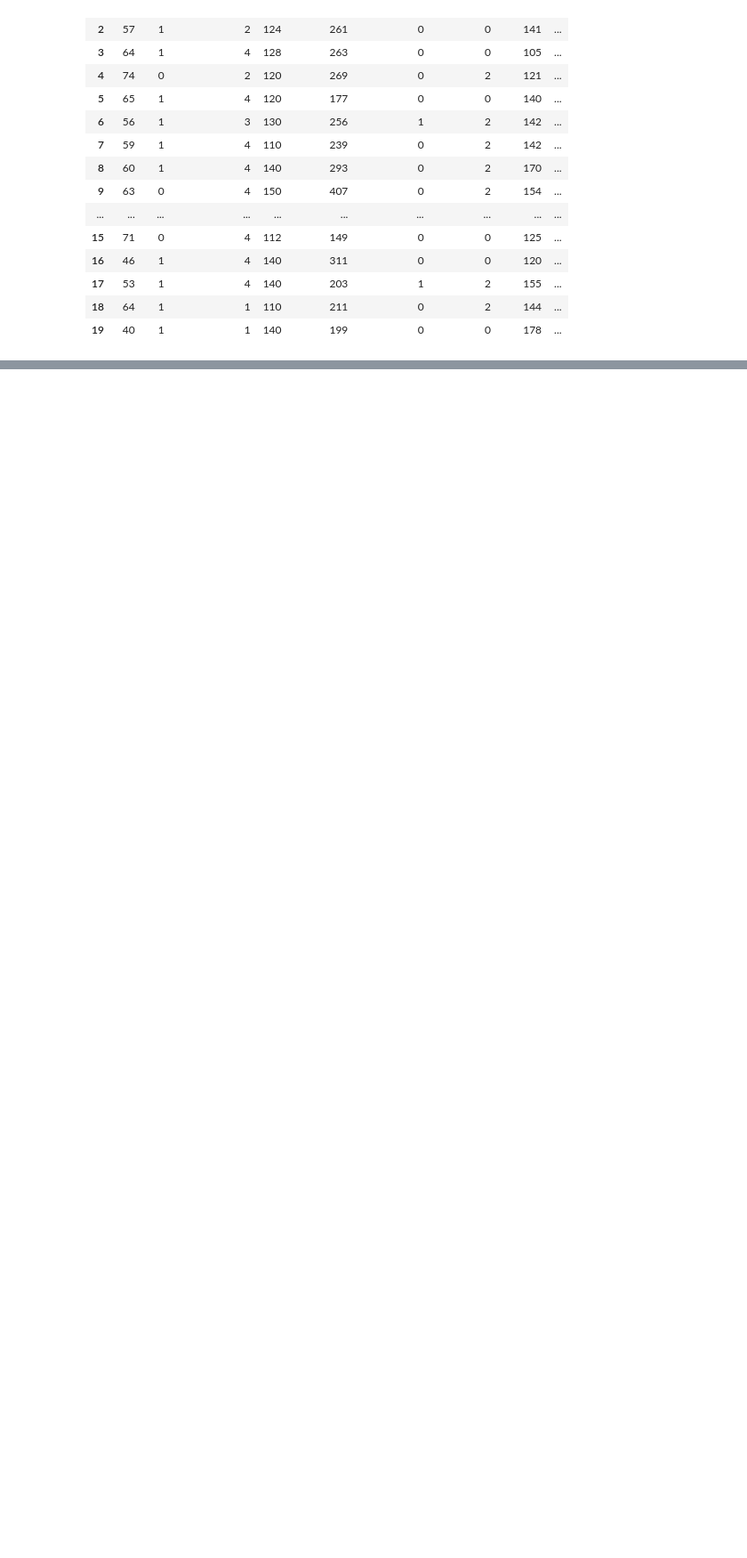
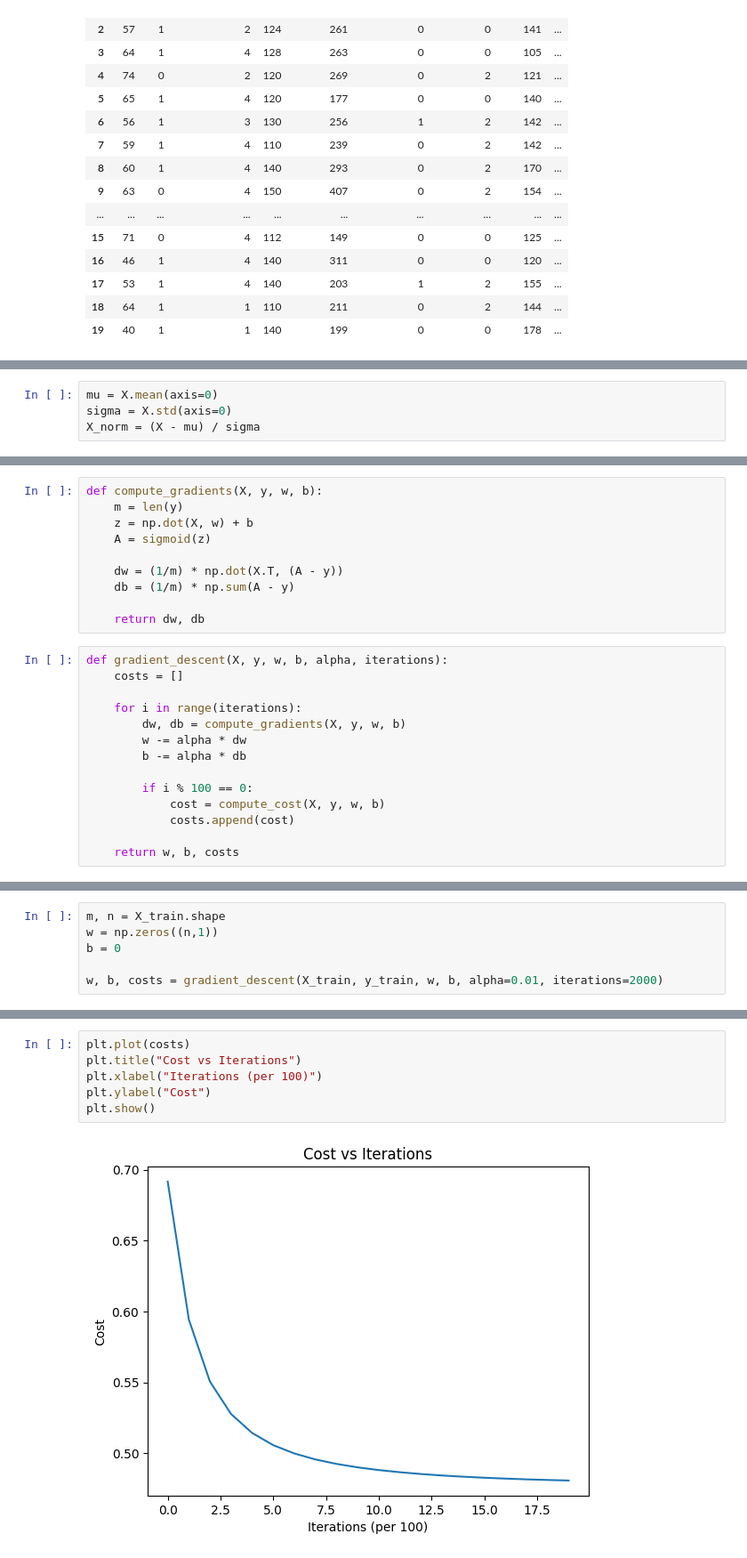
Before and after one commit to CamiloFdez/-Logistic-Regression-AREP-Lab2, a Jupyter notebook: Heart_Disease_Laboratory.ipynb, the cells around one changed output, grey strips where cells are left out. Shown at 89% size. Drawn from its saved outputs; the diff is of its cells as text; blank space fills up the shorter version.

```diff
--- a/Heart_Disease_Laboratory.ipynb
+++ b/Heart_Disease_Laboratory.ipynb
@@ -72,0 +141,4 @@ df.head(20)
+# %%
+mu = X.mean(axis=0)
+sigma = X.std(axis=0)
+X_norm = (X - mu) / sigma
@@ -72,0 +240,24 @@ df.head(20)
+# %%
+def compute_gradients(X, y, w, b):
+    m = len(y)
+    z = np.dot(X, w) + b
+    A = sigmoid(z)
+
+    dw = (1/m) * np.dot(X.T, (A - y))
+    db = (1/m) * np.sum(A - y)
+
+    return dw, db
+# %%
+def gradient_descent(X, y, w, b, alpha, iterations):
+    costs = []
+
+    for i in range(iterations):
+        dw, db = compute_gradients(X, y, w, b)
+        w -= alpha * dw
+        b -= alpha * db
+
+        if i % 100 == 0:
+            cost = compute_cost(X, y, w, b)
+            costs.append(cost)
+
+    return w, b, costs
@@ -72,0 +271,6 @@ df.head(20)
+# %%
+m, n = X_train.shape
+w = np.zeros((n,1))
+b = 0
+
+w, b, costs = gradient_descent(X_train, y_train, w, b, alpha=0.01, iterations=2000)
@@ -72,0 +279,8 @@ df.head(20)
+# %%
+plt.plot(costs)
+plt.title("Cost vs Iterations")
+plt.xlabel("Iterations (per 100)")
+plt.ylabel("Cost")
+plt.show()
+# %% [output]
+[figure, added]
```
Also changed, not shown: parts of 53 cells of this notebook, 8 other files.
